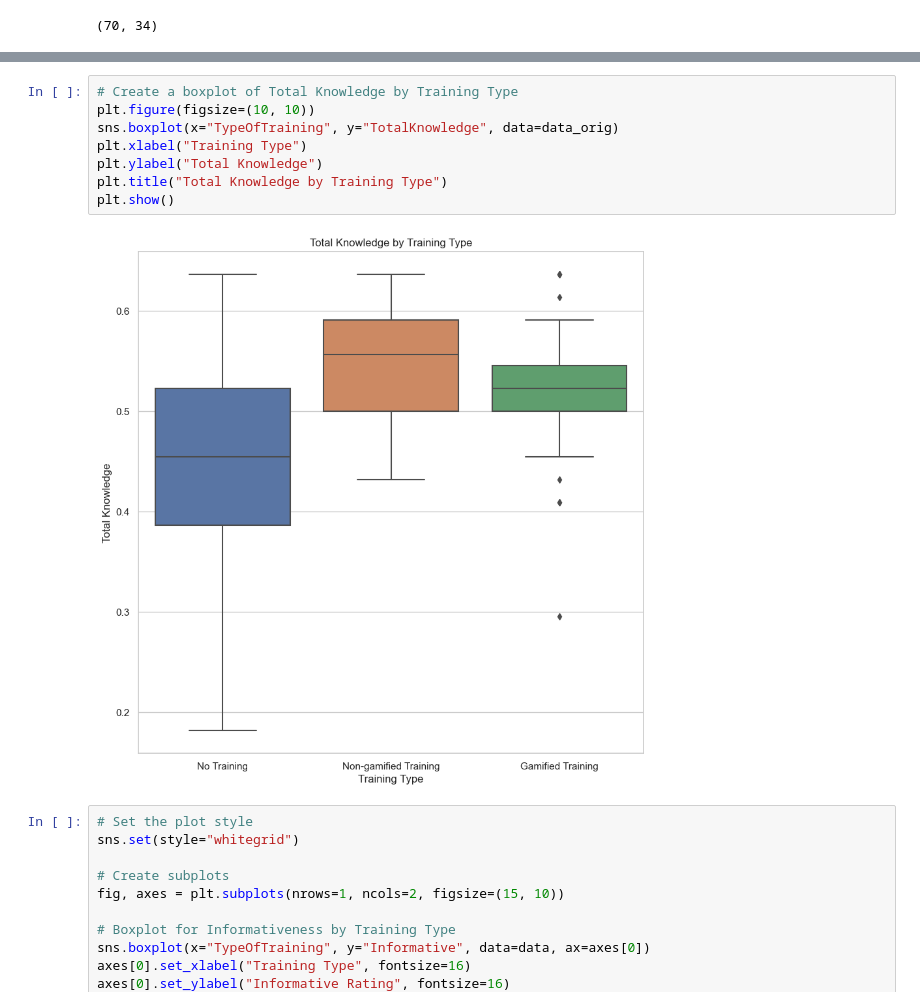
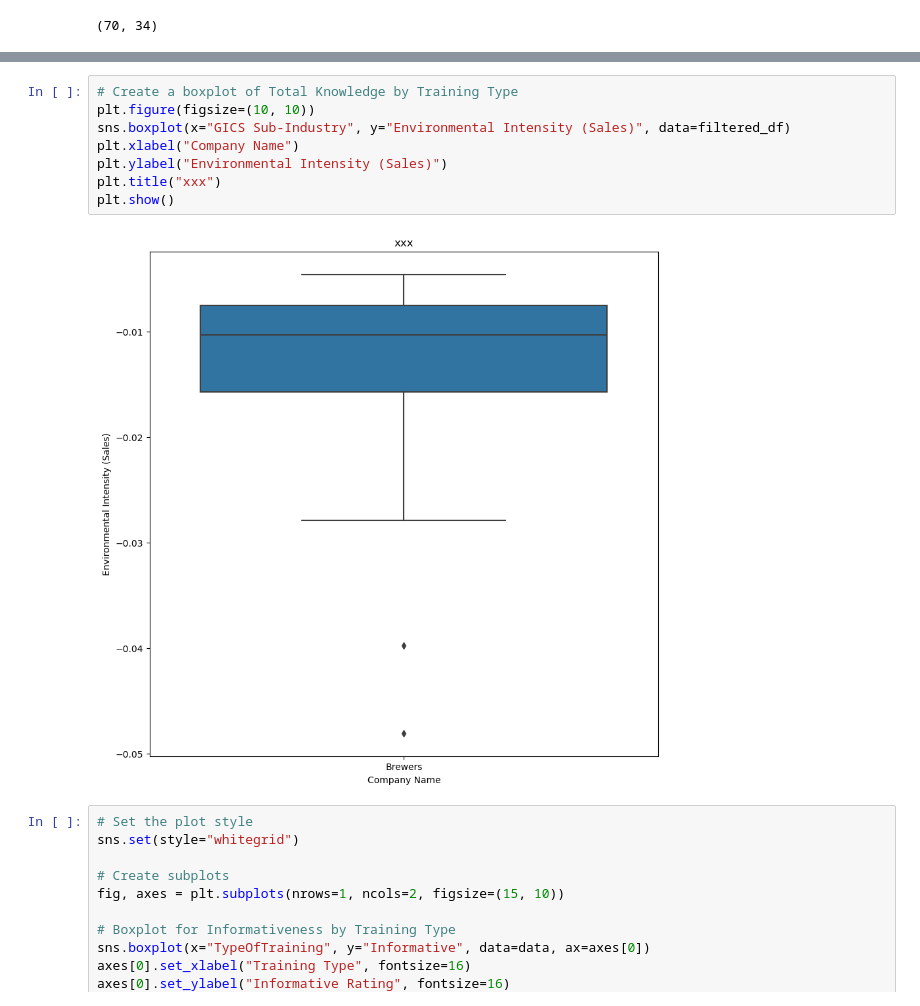
Before and after one commit to yummypugs/SPM-Project-Harvard, a Jupyter notebook: Box Plots Brewery.ipynb, the cells around one changed output, grey strips where cells are left out. Drawn from its saved outputs; the diff is of its cells as text.

Commit message:
prelim box plots

```diff
--- a/Box Plots Brewery.ipynb
+++ b/Box Plots Brewery.ipynb
@@ -91,13 +78,13 @@ See the caveats in the documentation: https://pandas.pydata.org/pandas-docs/stab
 # %%
 # Create a boxplot of Total Knowledge by Training Type
 plt.figure(figsize=(10, 10))
-sns.boxplot(x="TypeOfTraining", y="TotalKnowledge", data=data_orig)
-plt.xlabel("Training Type")
-plt.ylabel("Total Knowledge")
-plt.title("Total Knowledge by Training Type")
+sns.boxplot(x="GICS Sub-Industry", y="Environmental Intensity (Sales)", data=filtered_df)
+plt.xlabel("Company Name")
+plt.ylabel("Environmental Intensity (Sales)")
+plt.title("xxx")
 plt.show()
 # %% [output]
-[figure, old version]
+[figure, new version]
 # %%
 # Set the plot style
 sns.set(style="whitegrid")
```
Also changed, not shown: parts of 4 cells of this notebook, 1 other file.
